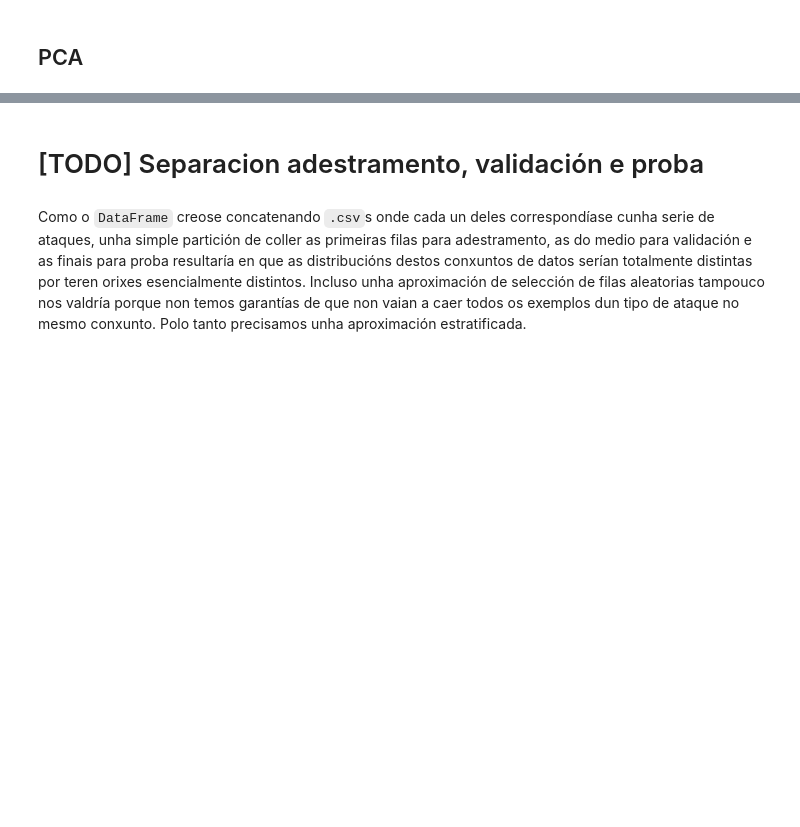
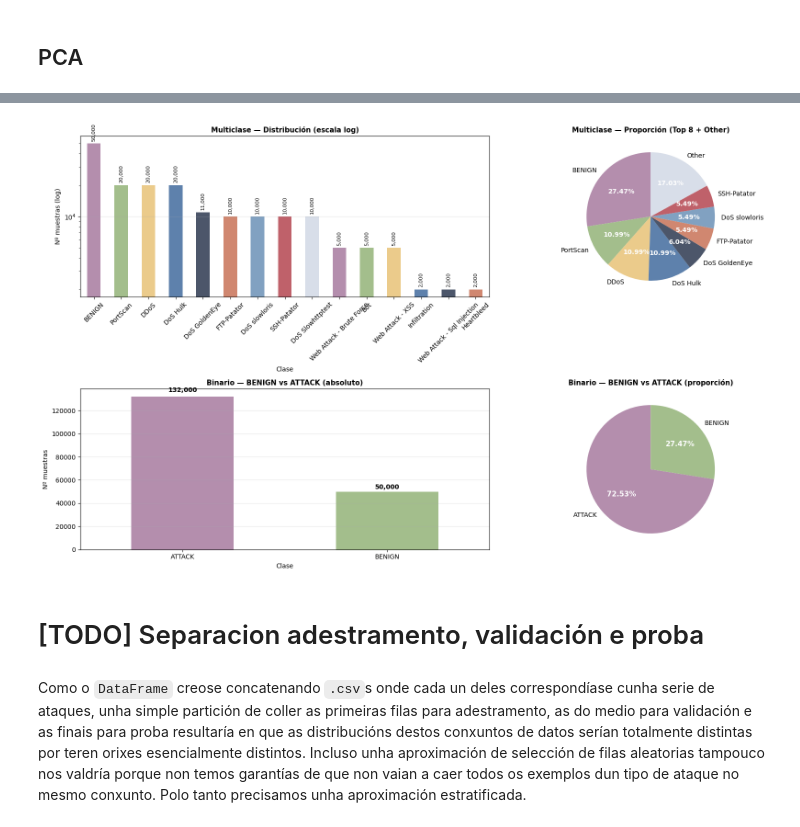
Before and after one commit to pabloChantada/cyber, a Jupyter notebook: analisis.ipynb, the cells around one changed output, grey strips where cells are left out. Saved outputs shown, nothing was run; the diff lists cells and outputs as text; code cells hidden in the pictures; blank space fills up the shorter version.

```diff
--- a/analisis.ipynb
+++ b/analisis.ipynb
@@ -135,3 +210,9 @@ Agora que xa non temos nulos vamos a ver cómo están distribuidos os valores in
+# %%
+df = df[
+    ~np.isinf(
+        df.apply(lambda col: pd.to_numeric(col, errors='coerce'))
+    ).any(axis=1)
+]
 # %% [markdown]
 # Análise e Tratamento de Columnas
 # %% [markdown]
@@ -530,3 +1071,82 @@ plt.show()
+# %%
+def colors_for(n):
+    return [cores[i % len(cores)] for i in range(n)]
+
+fig, axes = plt.subplots(2, 2, figsize=(18, 10))
+
+
+# MULTICLASE
+
+# Barras (log para ver tamén as clases minoritarias)
+
+ax = axes[0, 0]
+label_counts.plot(kind="bar", ax=ax, color=colors_for(len(label_counts)))
+ax.set_title("Multiclase — Distribución (escala log)", fontsize=11, fontweight="bold")
+ax.set_xlabel("Clase")
+ax.set_ylabel("Nº muestras (log)")
+ax.set_yscale("log")
+ax.tick_params(axis="x", rotation=45)
+ax.grid(axis="y", alpha=0.3)
+
+
+for i, v in enumerate(label_counts.values):
+    ax.text(i, v * 1.05, f"{int(v):,}", ha="center", va="bottom", fontsize=8, rotation=90)
+
+# Pastel
+ax = axes[0, 1]
+top_k = 8
+top = label_counts.head(top_k)
+other = label_counts.iloc[top_k:].sum()
+pie_counts = pd.concat([top, pd.Series({"Other": other})]) if other > 0 else top
+
+colors_pie = colors_for(len(pie_counts))
+wedges, texts, autotexts = ax.pie(
+    pie_counts,
+    labels=pie_counts.index,
+    autopct="%1.2f%%",
+    colors=colors_pie,
+    startangle=90,
+)
+ax.set_title(f"Multiclase — Proporción (Top {top_k} + Other)", fontsize=11, fontweight="bold")
+for t in autotexts:
+    t.set_color("white")
+    t.set_fontweight("bold")
+    t.set_fontsize(10)
+
+
+# BINARIO
+
+# Barras
+ax = axes[1, 0]
+binary_counts.plot(kind="bar", ax=ax, color=colors_for(len(binary_counts)))
+ax.set_title("Binario — BENIGN vs ATTACK (absoluto)", fontsize=11, fontweight="bold")
+ax.set_xlabel("Clase")
+ax.set_ylabel("Nº muestras")
+ax.tick_params(axis="x", rotation=0)
+ax.grid(axis="y", alpha=0.3)
+
+for i, v in enumerate(binary_counts.values):
+    ax.text(i, v + v * 0.02, f"{int(v):,}", ha="center", va="bottom", fontweight="bold")
+
+# Pie
+ax = axes[1, 1]
+wedges, texts, autotexts = ax.pie(
+    binary_counts,
+    labels=binary_counts.index,
+    autopct="%1.2f%%",
+    colors=colors_for(len(binary_counts)),
+    startangle=90,
+)
+ax.set_title("Binario — BENIGN vs ATTACK (proporción)", fontsize=11, fontweight="bold")
+for t in autotexts:
+    t.set_color("white")
+    t.set_fontweight("bold")
+    t.set_fontsize(11)
+
+plt.tight_layout()
+plt.show()
+# %% [output]
+[figure, added]
 # %% [markdown]
 # [TODO] Separacion adestramento, validación e proba
 # %% [markdown]
```
Also changed, not shown: parts of 46 cells of this notebook, 1 other file.
